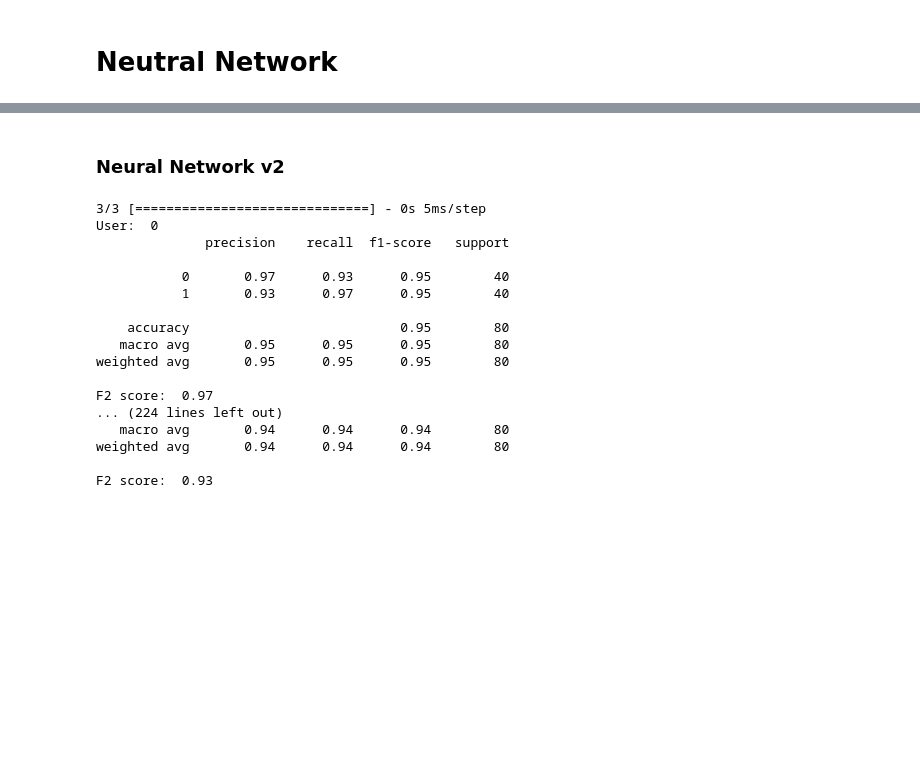
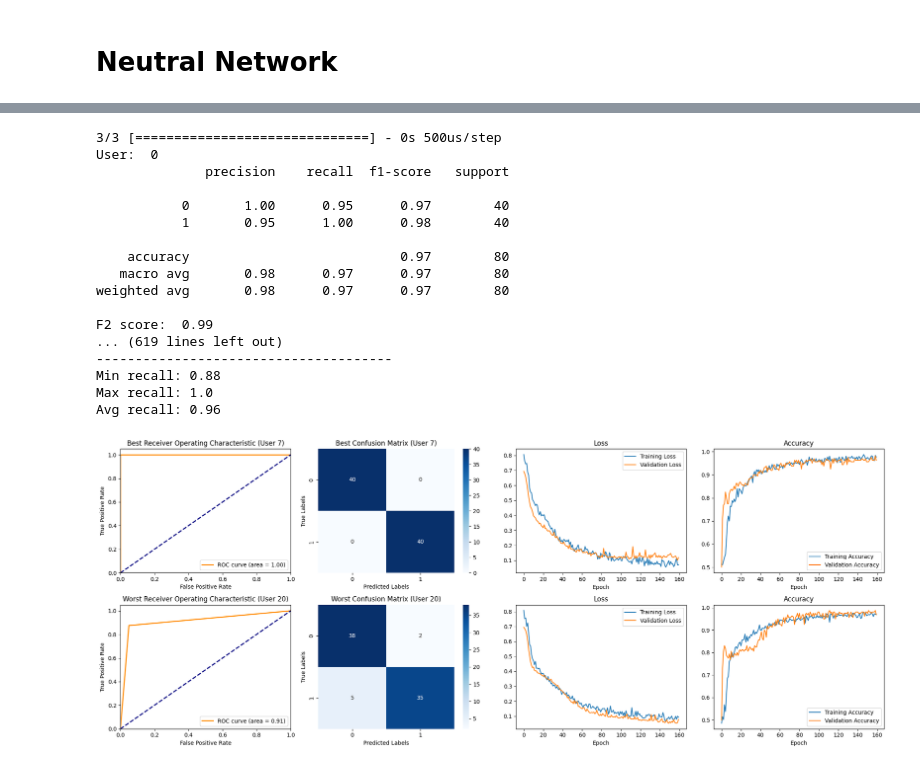
Before and after one commit to zuza571/Biometrics, a Jupyter notebook: Keystroke/keystrokeDynamics.ipynb, the cells around one changed output, grey strips where cells are left out. Drawn from its saved outputs; the diff is of its cells as text; code cells hidden in the pictures; blank space fills up the shorter version.

Commit message:
added avg, min and max scores

```diff
--- a/Keystroke/keystrokeDynamics.ipynb
+++ b/Keystroke/keystrokeDynamics.ipynb
@@ -151,7 +149,7 @@ for i in random_classes:
 
     rf = RandomForestClassifier()
 
-    random_search = RandomizedSearchCV(rf, hyperparams, cv=5, scoring='accurancy', n_jobs=-1, n_iter=20)
+    random_search = RandomizedSearchCV(rf, hyperparams, cv=5, scoring='accuracy', n_jobs=-1, n_iter=20)
     random_search.fit(X_train, y_train)
 
     print('User ', i)
@@ -466,7 +464,7 @@ for i in random_classes:
 
     knn = KNeighborsClassifier()
 
-    random_search = RandomizedSearchCV(knn, hyperparams, cv=5, scoring='accurancy', n_jobs=-1, n_iter=10)
+    random_search = RandomizedSearchCV(knn, hyperparams, cv=5, scoring='accuracy', n_jobs=-1, n_iter=10)
     random_search.fit(X_train, y_train)
 
     print('User ', i)
@@ -937,8 +758,6 @@ for train_index, val_index in kfold.split(X, y):
 
     scores = model.evaluate(X_val, y_val)
     print("Validation Accuracy: %.2f%%" % (scores[1] * 100))
-# %% [markdown]
-### Neural Network v2
 # %%
 from keras.models import Sequential
 from keras.layers import Dense, Dropout
@@ -971,7 +790,7 @@ for i in range(num_classes):
 
     model = Sequential()
 
-    model.add(Dense(20, input_dim=31, activation='relu')) # input layer - input_dim = number of features
+    model.add(Dense(30, input_dim=31, activation='relu')) # input layer - input_dim = number of features
     model.add(Dropout(0.2))
     model.add(Dense(50, activation='relu'))
     model.add(Dropout(0.5))
@@ -981,7 +800,7 @@ for i in range(num_classes):
 
     model.compile(optimizer='adam', loss='binary_crossentropy', metrics=['accuracy'])
 
-    history = model.fit(X_train, y_train, validation_data=(X_val, y_val), batch_size=16, epochs=150, verbose=0) # TODO: 125-130 epok f2 96, roc 95
+    history = model.fit(X_train, y_train, validation_data=(X_val, y_val), batch_size=16, epochs=160, verbose=0)
     history_list.append(history)
 
     predictions = model.predict(X_test)
@@ -1054,9 +873,9 @@ print("Min F2-score:", round(min(f2_scores), 2))
 print("Max F2-score:", round(max(f2_scores), 2))
 print("Avg F2-score:", round(sum(f2_scores) / len(f2_scores), 2))
 print('--------------------------------------')
-print("Min accurancy:", round(min(accuracy_scores), 2))
-print("Max accurancy:", round(max(accuracy_scores), 2))
-print("Avg accurancy:", round(sum(accuracy_scores) / len(accuracy_scores), 2))
+print("Min accuracy:", round(min(accuracy_scores), 2))
+print("Max accuracy:", round(max(accuracy_scores), 2))
+print("Avg accuracy:", round(sum(accuracy_scores) / len(accuracy_scores), 2))
 print('--------------------------------------')
 print("Min precision:", round(min(precision_scores), 2))
 print("Max precision:", round(max(precision_scores), 2))
@@ -1109,42 +928,43 @@ plt.title(f'Worst Receiver Operating Characteristic (User {worst_user})')
 plt.legend(loc="lower right")
 
 plt.sca(axes[1, 1])
 sns.heatmap(worst_cm, annot=True, fmt='d', cmap='Blues')
 plt.xlabel('Predicted Labels')
 plt.ylabel('True Labels')
 plt.title(f'Worst Confusion Matrix (User {worst_user})')
 
 plt.sca(axes[1, 2])
 plt.plot(worst_history.history['loss'], label='Training Loss')
 plt.plot(worst_history.history['val_loss'], label='Validation Loss')
 plt.title('Loss')
 plt.xlabel('Epoch')
 plt.legend()
 
 plt.sca(axes[1, 3])
 plt.plot(worst_history.history['accuracy'], label='Training Accuracy')
 plt.plot(worst_history.history['val_accuracy'], label='Validation Accuracy')
 plt.title('Accuracy')
 plt.xlabel('Epoch')
 plt.legend()
 
 plt.tight_layout()
 plt.show()
 # %% [output]
-3/3 [==============================] - 0s 5ms/step
+3/3 [==============================] - 0s 500us/step
 User:  0
               precision    recall  f1-score   support
 
-           0       0.97      0.93      0.95        40
-           1       0.93      0.97      0.95        40
+           0       1.00      0.95      0.97        40
+           1       0.95      1.00      0.98        40
 
-    accuracy                           0.95        80
-   macro avg       0.95      0.95      0.95        80
-weighted avg       0.95      0.95      0.95        80
+    accuracy                           0.97        80
+   macro avg       0.98      0.97      0.97        80
+weighted avg       0.98      0.97      0.97        80
 
-F2 score:  0.97
-... (224 lines left out)
-   macro avg       0.94      0.94      0.94        80
-weighted avg       0.94      0.94      0.94        80
-
-F2 score:  0.93
+F2 score:  0.99
+... (619 lines left out)
+--------------------------------------
+Min recall: 0.88
+Max recall: 1.0
+Avg recall: 0.96
+[figure, added]
```
Also changed, not shown: parts of 10 cells of this notebook, 1 other file.
